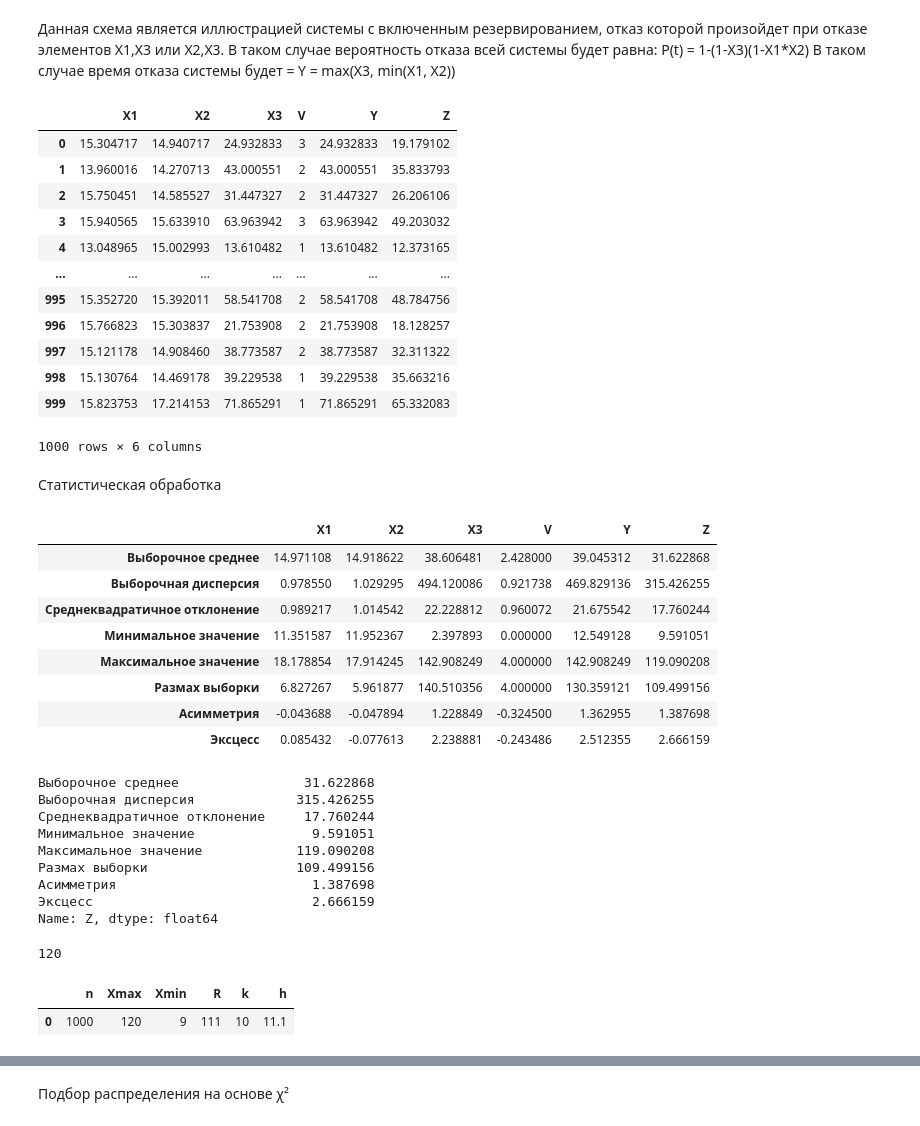
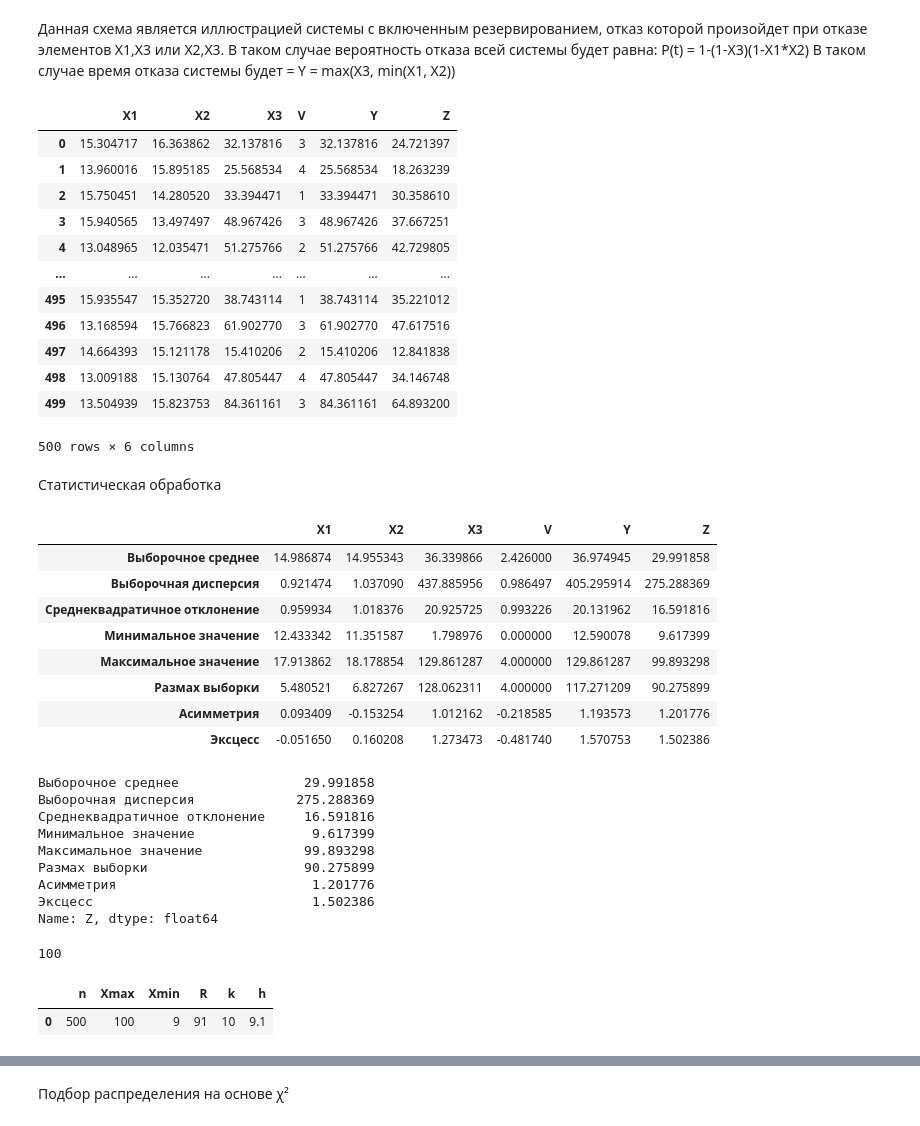
Before and after one commit to ColdwaveUwU/reliability_models_2sem, a Jupyter notebook: lab1/lab1.ipynb, the cells around one changed output, grey strips where cells are left out. Drawn from its saved outputs; the diff is of its cells as text; code cells hidden in the pictures.

```diff
--- a/lab1/lab1.ipynb
+++ b/lab1/lab1.ipynb
@@ -15,17 +15,17 @@ import plotly.figure_factory as ff
 # %%
 rng = Generator(PCG64(seed=42))
 
-x1 = rng.normal(loc=15, scale=1, size=1000)
-x2 = rng.normal(loc=15, scale=1, size=1000)
+x1 = rng.normal(loc=15, scale=1, size=500)
+x2 = rng.normal(loc=15, scale=1, size=500)
 
-x3 = rng.gamma(shape=3, scale=12.5, size=1000) # значит, λ = 1 / 0.08 = 12.5
+x3 = rng.gamma(shape=3, scale=12.5, size=500) # значит, λ = 1 / 0.08 = 12.5
 ff.create_distplot(
     [x1, x2, x3],
     ["x1", "x2", "x3"],
     show_hist=False
 )
 # %%
-V = rng.binomial(4,0.6, size=1000)
+V = rng.binomial(4,0.6, size=500)
 ff.create_distplot([V], ["V"], show_hist=True, curve_type="normal")
 # %%
 df = pd.DataFrame({
@@ -58,18 +58,18 @@ ff.create_distplot([df["Z"], df["Y"]], ["Z", "Y"], show_hist=False, curve_type="
 df
 # %% [output]
 |  | X1 | X2 | X3 | V | Y | Z |
-| 0 | 15.304717 | 14.940717 | 24.932833 | 3 | 24.932833 | 19.179102 |
-| 1 | 13.960016 | 14.270713 | 43.000551 | 2 | 43.000551 | 35.833793 |
-| 2 | 15.750451 | 14.585527 | 31.447327 | 2 | 31.447327 | 26.206106 |
-| 3 | 15.940565 | 15.633910 | 63.963942 | 3 | 63.963942 | 49.203032 |
-| 4 | 13.048965 | 15.002993 | 13.610482 | 1 | 13.610482 | 12.373165 |
+| 0 | 15.304717 | 16.363862 | 32.137816 | 3 | 32.137816 | 24.721397 |
+| 1 | 13.960016 | 15.895185 | 25.568534 | 4 | 25.568534 | 18.263239 |
+| 2 | 15.750451 | 14.280520 | 33.394471 | 1 | 33.394471 | 30.358610 |
+| 3 | 15.940565 | 13.497497 | 48.967426 | 3 | 48.967426 | 37.667251 |
+| 4 | 13.048965 | 12.035471 | 51.275766 | 2 | 51.275766 | 42.729805 |
 | ... | ... | ... | ... | ... | ... | ... |
-| 995 | 15.352720 | 15.392011 | 58.541708 | 2 | 58.541708 | 48.784756 |
-| 996 | 15.766823 | 15.303837 | 21.753908 | 2 | 21.753908 | 18.128257 |
-| 997 | 15.121178 | 14.908460 | 38.773587 | 2 | 38.773587 | 32.311322 |
-| 998 | 15.130764 | 14.469178 | 39.229538 | 1 | 39.229538 | 35.663216 |
-| 999 | 15.823753 | 17.214153 | 71.865291 | 1 | 71.865291 | 65.332083 |
+| 495 | 15.935547 | 15.352720 | 38.743114 | 1 | 38.743114 | 35.221012 |
+| 496 | 13.168594 | 15.766823 | 61.902770 | 3 | 61.902770 | 47.617516 |
+| 497 | 14.664393 | 15.121178 | 15.410206 | 2 | 15.410206 | 12.841838 |
+| 498 | 13.009188 | 15.130764 | 47.805447 | 4 | 47.805447 | 34.146748 |
+| 499 | 13.504939 | 15.823753 | 84.361161 | 3 | 84.361161 | 64.893200 |
-1000 rows × 6 columns
+500 rows × 6 columns
 # %% [markdown]
 Статистическая обработка
 # %%
@@ -94,48 +94,48 @@ stats_df = calculate_statistics(df)
 stats_df
 # %% [output]
 |  | X1 | X2 | X3 | V | Y | Z |
-| Выборочное среднее | 14.971108 | 14.918622 | 38.606481 | 2.428000 | 39.045312 | 31.622868 |
-| Выборочная дисперсия | 0.978550 | 1.029295 | 494.120086 | 0.921738 | 469.829136 | 315.426255 |
-| Среднеквадратичное отклонение | 0.989217 | 1.014542 | 22.228812 | 0.960072 | 21.675542 | 17.760244 |
-| Минимальное значение | 11.351587 | 11.952367 | 2.397893 | 0.000000 | 12.549128 | 9.591051 |
-| Максимальное значение | 18.178854 | 17.914245 | 142.908249 | 4.000000 | 142.908249 | 119.090208 |
-| Размах выборки | 6.827267 | 5.961877 | 140.510356 | 4.000000 | 130.359121 | 109.499156 |
-| Асимметрия | -0.043688 | -0.047894 | 1.228849 | -0.324500 | 1.362955 | 1.387698 |
-| Эксцесс | 0.085432 | -0.077613 | 2.238881 | -0.243486 | 2.512355 | 2.666159 |
+| Выборочное среднее | 14.986874 | 14.955343 | 36.339866 | 2.426000 | 36.974945 | 29.991858 |
+| Выборочная дисперсия | 0.921474 | 1.037090 | 437.885956 | 0.986497 | 405.295914 | 275.288369 |
+| Среднеквадратичное отклонение | 0.959934 | 1.018376 | 20.925725 | 0.993226 | 20.131962 | 16.591816 |
+| Минимальное значение | 12.433342 | 11.351587 | 1.798976 | 0.000000 | 12.590078 | 9.617399 |
+| Максимальное значение | 17.913862 | 18.178854 | 129.861287 | 4.000000 | 129.861287 | 99.893298 |
+| Размах выборки | 5.480521 | 6.827267 | 128.062311 | 4.000000 | 117.271209 | 90.275899 |
+| Асимметрия | 0.093409 | -0.153254 | 1.012162 | -0.218585 | 1.193573 | 1.201776 |
+| Эксцесс | -0.051650 | 0.160208 | 1.273473 | -0.481740 | 1.570753 | 1.502386 |
 # %%
 stats_df.loc[:,'Z']
 # %% [output]
-Выборочное среднее                31.622868
-Выборочная дисперсия             315.426255
-Среднеквадратичное отклонение     17.760244
-Минимальное значение               9.591051
-Максимальное значение            119.090208
-Размах выборки                   109.499156
-Асимметрия                         1.387698
-Эксцесс                            2.666159
+Выборочное среднее                29.991858
+Выборочная дисперсия             275.288369
+Среднеквадратичное отклонение     16.591816
+Минимальное значение               9.617399
+Максимальное значение             99.893298
+Размах выборки                    90.275899
+Асимметрия                         1.201776
+Эксцесс                            1.502386
 Name: Z, dtype: float64
 # %%
 math.ceil(stats_df.loc["Максимальное значение","Z"])
 # %% [output]
-120
+100
 # %%
 max_x = math.ceil(stats_df.loc["Максимальное значение","Z"])
 min_x = math.floor(stats_df.loc["Минимальное значение","Z"])
 r = max_x - min_x
 k = 10
 h = r / k # шаг
 
 pd.DataFrame({
-    "n": [1000],
+    "n": [500],
     "Xmax": [max_x],
     "Xmin": [min_x],
     "R": [r],
     "k": [k],
     "h": [h],
 })
 # %% [output]
 |  | n | Xmax | Xmin | R | k | h |
-| 0 | 1000 | 120 | 9 | 111 | 10 | 11.1 |
+| 0 | 500 | 100 | 9 | 91 | 10 | 9.1 |
 # %%
 # Разбиение на 10 групп
 bins = np.linspace(min_x, max_x, k + 1)  # Границы интервалов
```
Also changed, not shown: parts of 20 cells of this notebook.
